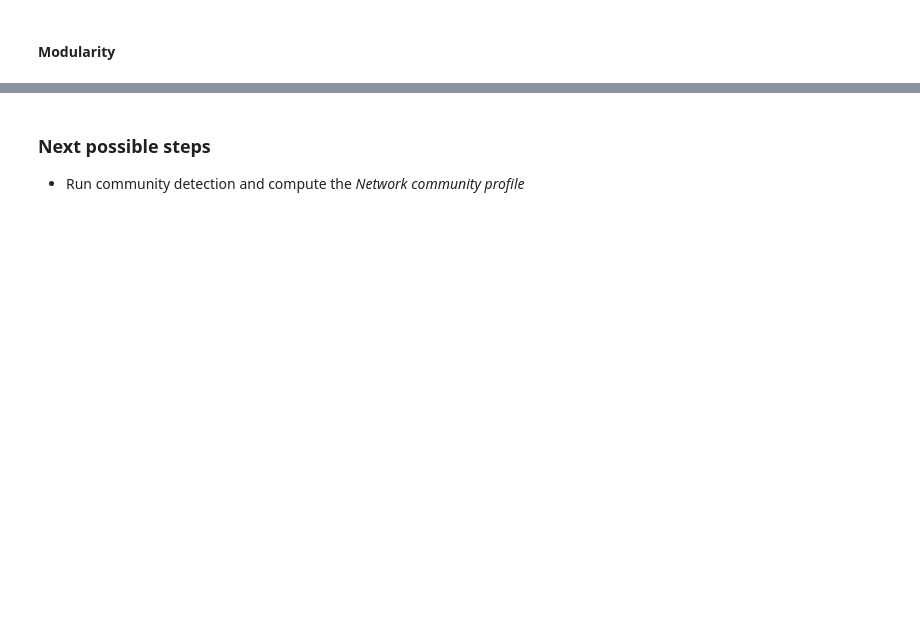
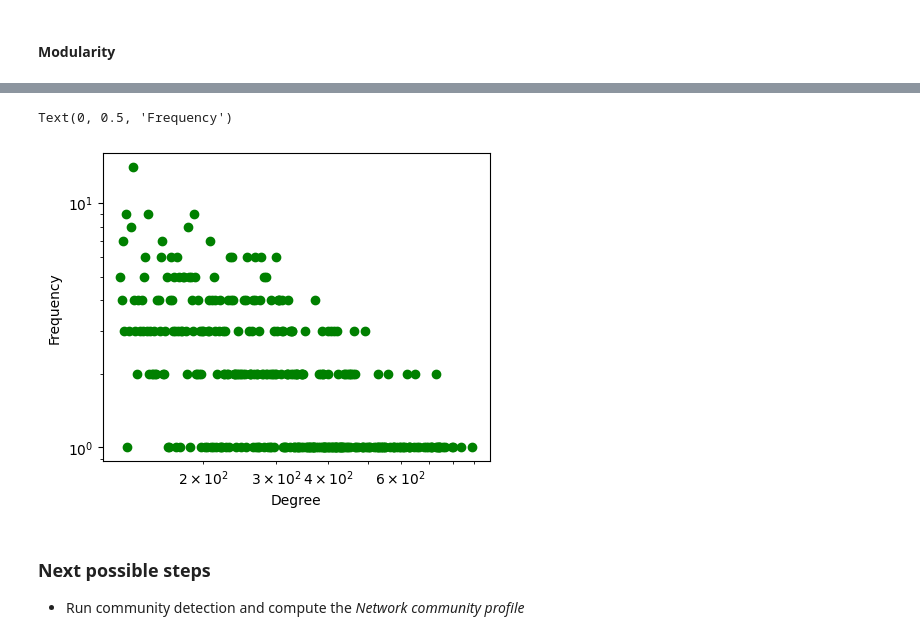
Before and after one commit to davidecolussi/Politok, a Jupyter notebook: TikTok/Adj_network_tidy.ipynb, the cells around one changed output, grey strips where cells are left out. Saved outputs shown, nothing was run; the diff lists cells and outputs as text; code cells hidden in the pictures; blank space fills up the shorter version.

Commit message:
degree analysis

```diff
--- a/TikTok/Adj_network_tidy.ipynb
+++ b/TikTok/Adj_network_tidy.ipynb
@@ -343,3 +335,14 @@ Text(0, 0.5, 'Frequency')
+# %%
+degree_freq = nx.degree_histogram(G)
+degrees = range(len(degree_freq))
+m=126
+plt.figure(figsize=(5,4))
+plt.loglog(degrees[m:], degree_freq[m:],'go-',linestyle='None')
+plt.xlabel('Degree')
+plt.ylabel('Frequency')
+# %% [output]
+Text(0, 0.5, 'Frequency')
+[figure, added]
 # %% [markdown]
 ### Next possible steps
 - Run community detection and compute the _Network community profile_
```
Also changed, not shown: parts of 20 cells of this notebook.
